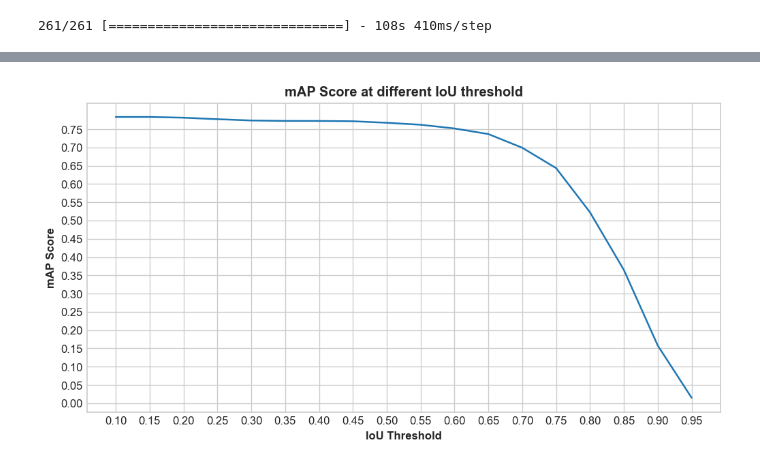
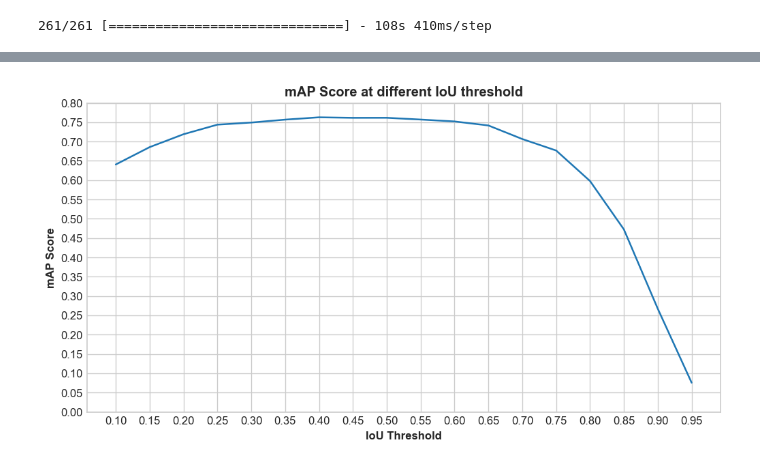
Before and after one commit to prajeshshrestha/Minor-Project-Monument-Detection, a Jupyter notebook: PR-Curve and mAP Scores.ipynb, the cells around one changed output, grey strips where cells are left out. Drawn from its saved outputs; the diff is of its cells as text; code cells hidden in the pictures.

```diff
--- a/PR-Curve and mAP Scores.ipynb
+++ b/PR-Curve and mAP Scores.ipynb
@@ -82,0 +85,2 @@ pred_bboxes, pred_labels, pred_scores = ssd_decoder_model.predict(test_data, ste
+# %%
+stats = eval_utils.evaluate_predictions(test_data, pred_bboxes, pred_labels, pred_scores, labels, batch_size)
@@ -275,7 +293,7 @@ plt.show()
 # %%
 def get_mn_dataframe(threshold = 0.5):
 
-    gt_ROIs = 0
+    global gt_ROIs
     accumulated_TP = 0
     accumulated_FP = 0
     data_list = list()
@@ -283,7 +301,7 @@ def get_mn_dataframe(threshold = 0.5):
     iou_threshold = threshold # From AP vs IoU threshold curve
 
     for index, ele in enumerate(test_data):
-        gt_ind_ROI = 0
+#         gt_ind_ROI = 0
         image_name = 'Image ' + str(image_no)
         # Ground truth bboxes
         bounding_boxes = ele[1].numpy()
@@ -296,9 +314,9 @@ def get_mn_dataframe(threshold = 0.5):
         # Predicted confidence scores
         pred_conf_scores = pred_scores[index]
         # Finding total gt-bboxes ROIs
-        for _ in class_labels:
-            gt_ind_ROI += 1
-        gt_ROIs += gt_ind_ROI
+#         for _ in class_labels:
+#             gt_ind_ROI += 1
+#         gt_ROIs += gt_ind_ROI
         # Finding number of predictions carried out by the model
         detected_count = 0
         for bbox in predicted_pred_bboxes:
@@ -306,22 +324,21 @@ def get_mn_dataframe(threshold = 0.5):
                 detected_count += 1
             else:
                 break
+
         for i in range(detected_count):
             tp = 0
             fp = 0
-            if pred_class_labels[i] in class_labels:
-                class_label_index = class_labels.tolist().index(pred_class_labels[i])
-                if IOU_score(predicted_pred_bboxes[i], bounding_boxes[class_label_index]) > iou_threshold:
-                    tp = 1
-                    accumulated_TP += 1
-                else:
-                    fp = 1
-                    accumulated_FP += 1
-            else:
+
+            for j, bbox in enumerate(bounding_boxes):
+                if IOU_score(predicted_pred_bboxes[i], bbox) > iou_threshold:
+                    if pred_class_labels[i] == class_labels[j]:
+                        tp = 1
+                    else:
+                        fp = 1
+                    break
+            if pred_class_labels[i] not in class_labels:
                 fp = 1
-                accumulated_FP += 1
-            precision = float(accumulated_TP) / (float(accumulated_TP) + float(accumulated_FP))
-            recall = float(accumulated_TP) / 694.0
+
             data_list.append((image_name, labels[int(pred_class_labels[i])], pred_conf_scores[i] * 100, tp, fp))
 
         image_no += 1
@@ -363,8 +419,8 @@ def calculate_mAP(threshold):
         temp_df.sort_values(['conf_scores'], inplace = True, ignore_index = True, ascending = False)
         gt_ROI = len(list(temp_df['conf_scores']))
 
-        acc_tp = 0
-        acc_fp = 0
+        acc_tp = 1
+        acc_fp = 1
 
         precision_list = list()
         recall_list = list()
@@ -431,14 +487,14 @@ mAP Score at threshold: 0.9500000000000003 is 0.014749607892965071
 # %%
 plt.figure(figsize = (10, 5), dpi = 120)
 plt.plot(iou_threshold_range, map_scores_list)
 plt.xticks(iou_threshold_range)
-plt.yticks(np.arange(0.0, 0.8, 0.05))
+plt.yticks(np.arange(0.0, 0.85, 0.05))
 
 plt.title('mAP Score at different IoU threshold', fontdict = {'size': 12, 'weight': 'bold'})
 plt.xlabel('IoU Threshold', fontdict = {'size': 10, 'weight': 'bold'})
 plt.ylabel('mAP Score', fontdict = {'size': 10, 'weight': 'bold'})
-save_loc = "./Curves and Graphs/mAP Scores at different IoU threshold.jpg"
-# plt.savefig(save_loc, dpi = 160, bbox_inches = 'tight', pad_inches = 0.2)
+save_loc = "./Curves and Graphs/mAP Scores at different IoU threshold_Final.jpg"
+plt.savefig(save_loc, dpi = 160, bbox_inches = 'tight', pad_inches = 0.2)
 plt.show()
 # %% [output]
-[figure, old version]
+[figure, new version]
```
Also changed, not shown: parts of 10 cells of this notebook, 4 other files.
